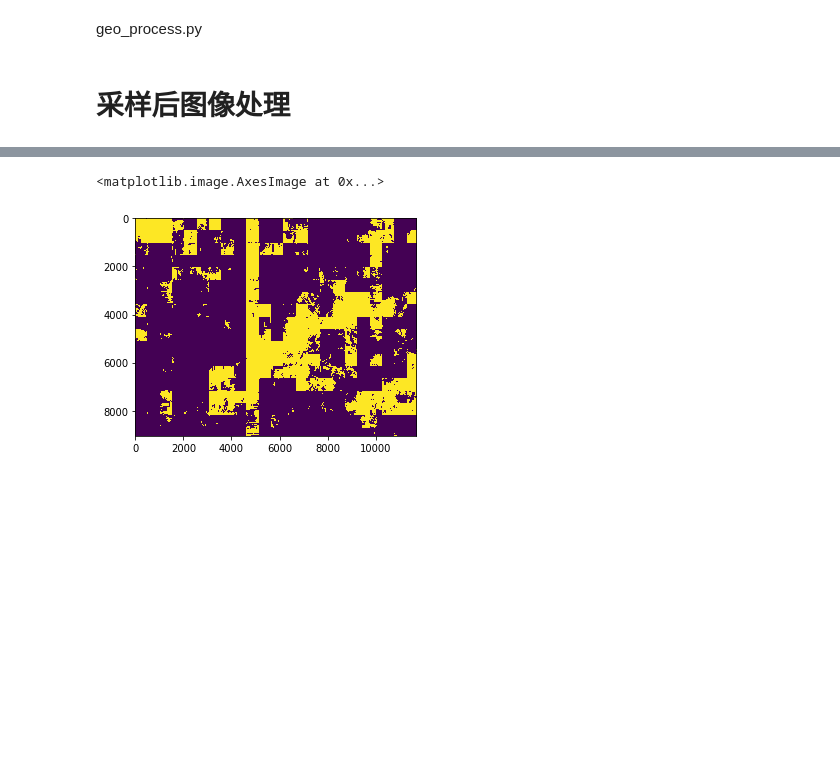
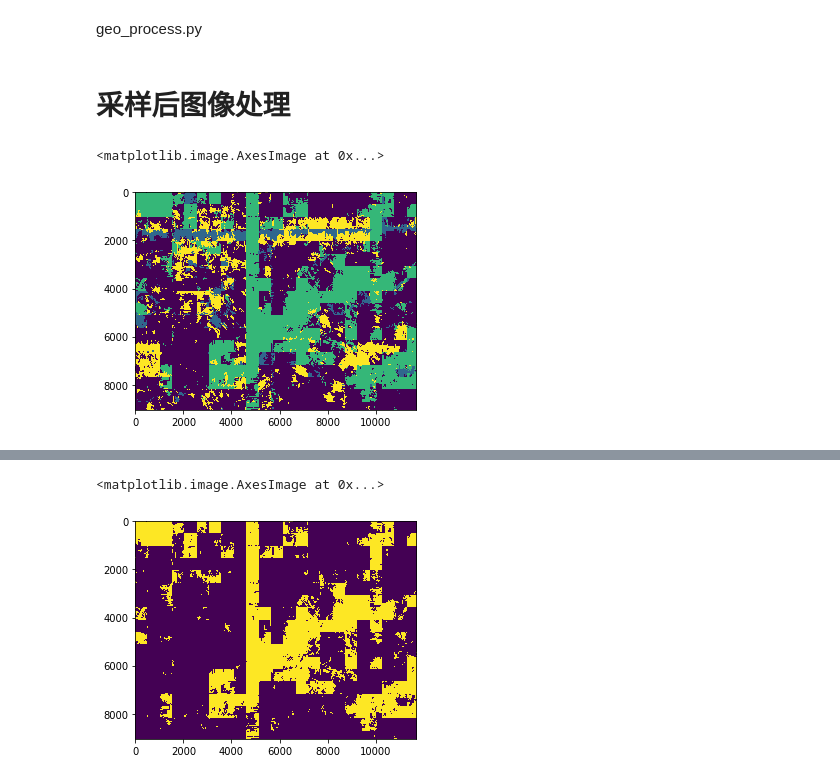
Before and after one commit to qqaazxddrr/dian_wang, a Jupyter notebook: geotif/geo_process.ipynb, the cells around one changed output, grey strips where cells are left out. Drawn from its saved outputs; the diff is of its cells as text; code cells hidden in the pictures; blank space fills up the shorter version.

```diff
--- a/geotif/geo_process.ipynb
+++ b/geotif/geo_process.ipynb
@@ -93,3 +95,10 @@ True
 geo_process.py
 # %% [markdown]
 # 采样后图像处理
+# %%
+img = cv2.imread("sampled_sketch_a.png")
+# %%
+plt.imshow(img[:,:,0])
+# %% [output]
+<matplotlib.image.AxesImage at 0x...>
+[figure, added]
```
Also changed, not shown: parts of 3 cells of this notebook, 5 other files.
